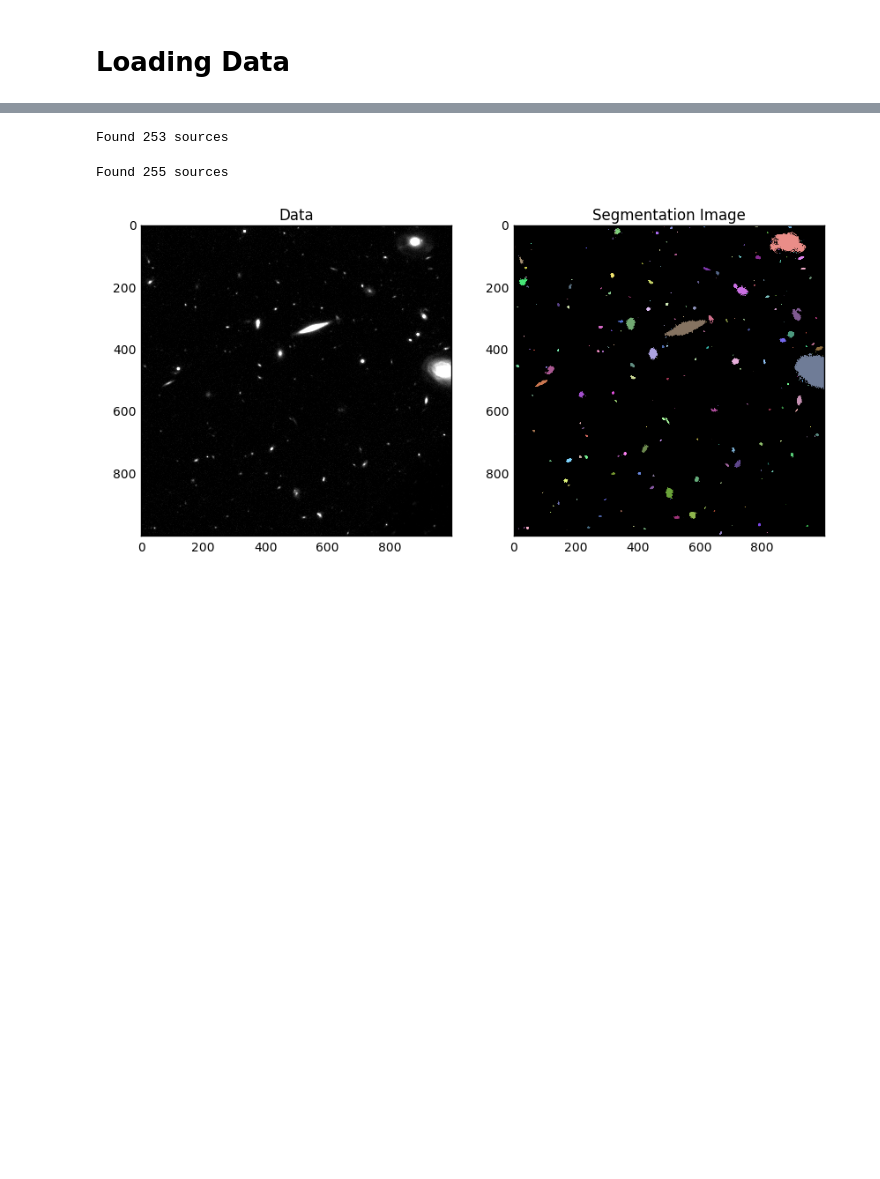
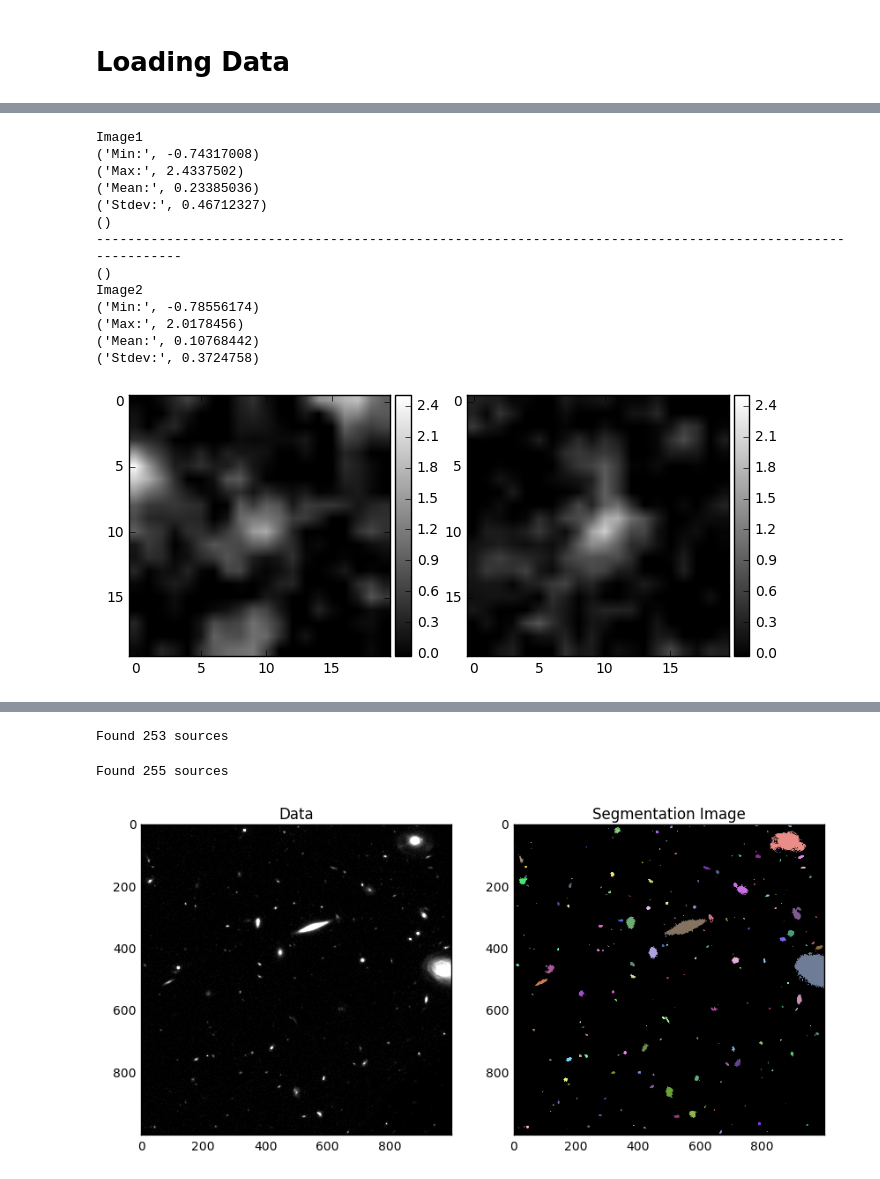
Before and after one commit to NadyaYuil/JWST_Photutils, a Jupyter notebook: big_project.ipynb, the cells around one changed output, grey strips where cells are left out. Saved outputs shown, nothing was run; the diff lists cells and outputs as text; code cells hidden in the pictures; blank space fills up the shorter version.

```diff
--- a/big_project.ipynb
+++ b/big_project.ipynb
@@ -261,0 +448,62 @@ v
+# %%
+sot1 = pf.open('one_obj.fits')
+image1_data = sot1[0].data
+
+print('Image1')
+print('Min:', np.min(image1_data))
+print('Max:', np.max(image1_data))
+print('Mean:', np.mean(image1_data))
+print('Stdev:', np.std(image1_data))
+
+sot2 = pf.open('two_obj.fits')
+image2_data = sot2[0].data
+
+
+print()
+print('-----------------------------------------------------------------------------------------------------------')
+print()
+
+
+print('Image2')
+print('Min:', np.min(image2_data))
+print('Max:', np.max(image2_data))
+print('Mean:', np.mean(image2_data))
+print('Stdev:', np.std(image2_data))
+
+plt.figure(1, figsize=(8,6))
+
+plt.subplot(121)
+ax = plt.gca()
+im1 = ax.imshow(image1_data, cmap='gray', vmin=-0.03, vmax=2.5)
+divider = make_axes_locatable(ax)
+cax1 = divider.append_axes("right", size="6%", pad=0.05)
+plt.colorbar(im1, cax=cax1)
+
+
+
+
+plt.subplot(122)
+ax = plt.gca()
+im2 = ax.imshow(image2_data, cmap='gray', vmin=-0.03, vmax=2.5)
+divider = make_axes_locatable(ax)
+cax2 = divider.append_axes("right", size="6%", pad=0.05)
+plt.colorbar(im2, cax=cax2)
+
+
+plt.show(1)
+plt.close(1)
+# %% [output]
+Image1
+('Min:', -0.74317008)
+('Max:', 2.4337502)
+('Mean:', 0.23385036)
+('Stdev:', 0.46712327)
+()
+-----------------------------------------------------------------------------------------------------------
+()
+Image2
+('Min:', -0.78556174)
+('Max:', 2.0178456)
+('Mean:', 0.10768442)
+('Stdev:', 0.3724758)
+[figure, added]
```
Also changed, not shown: parts of 28 cells of this notebook.
